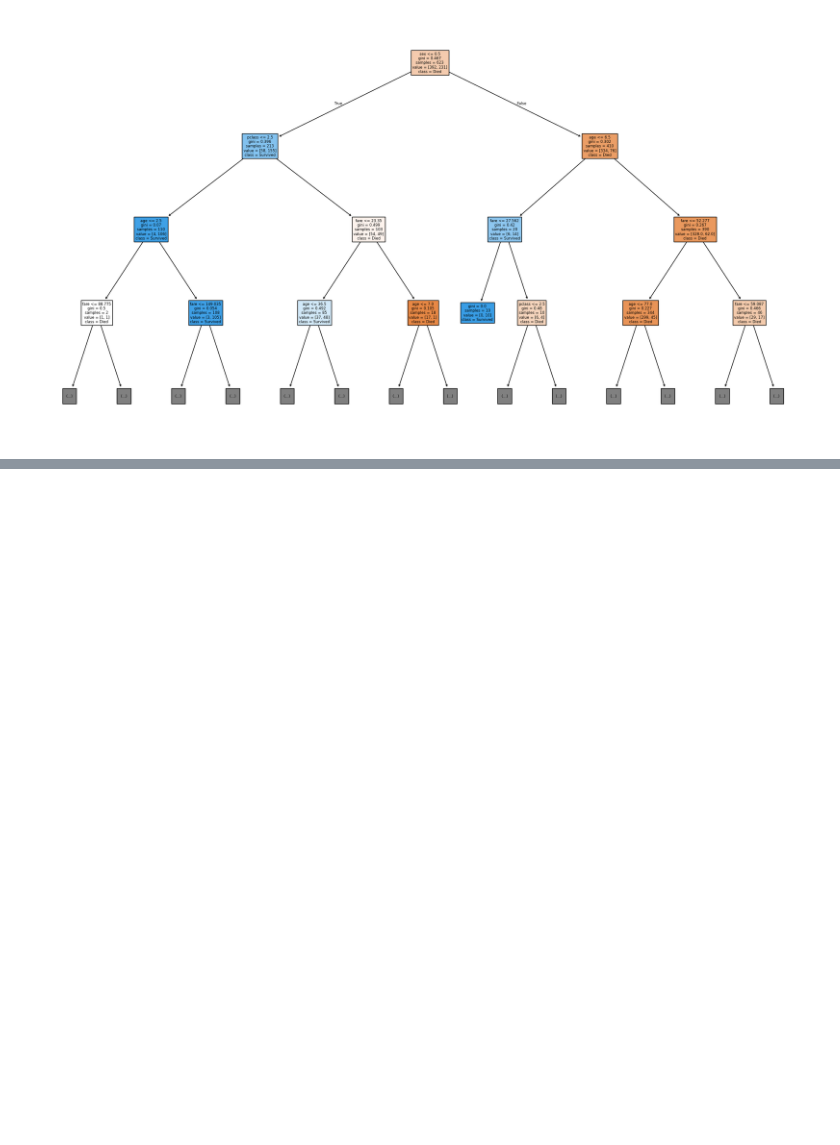
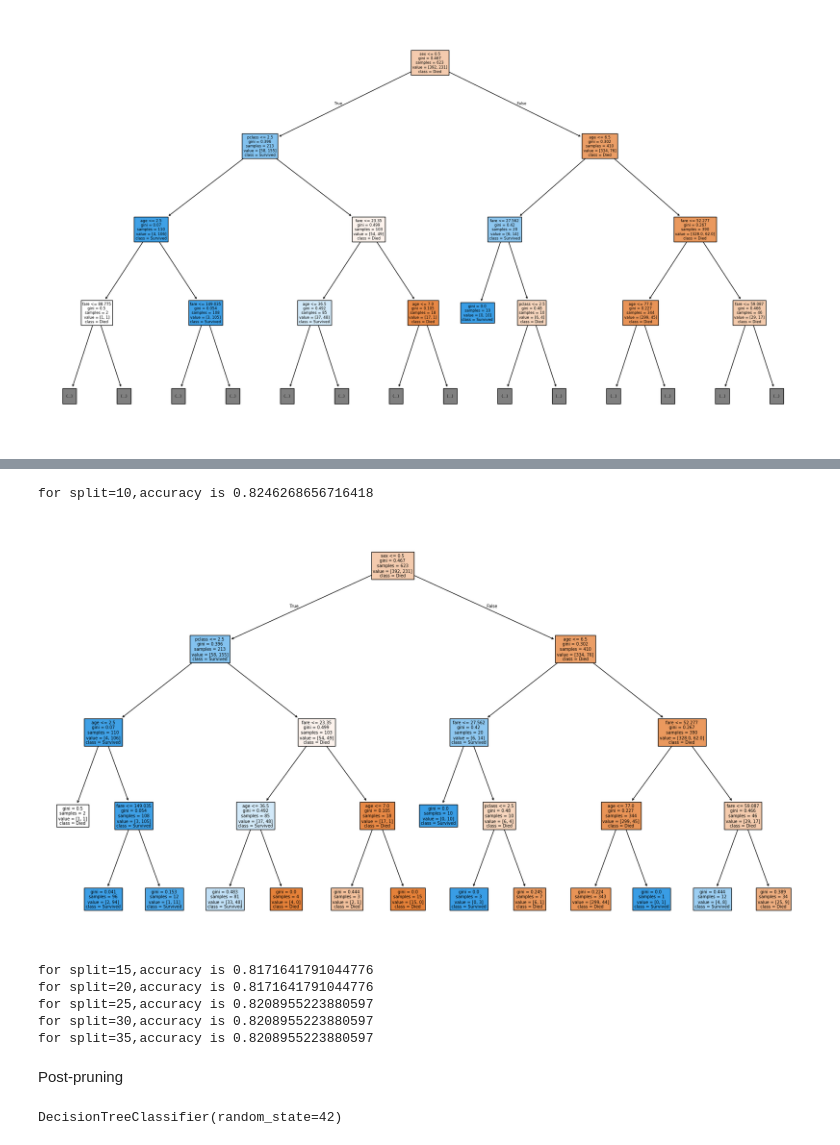
Before and after one commit to piyushhh-glitch/Machine_Learning, a Jupyter notebook: Supervised_ML/algorithms/decision_tree_classifier.ipynb, the cells around one changed output, grey strips where cells are left out. Saved outputs shown, nothing was run; the diff lists cells and outputs as text; code cells hidden in the pictures; blank space fills up the shorter version.

```diff
--- a/Supervised_ML/algorithms/decision_tree_classifier.ipynb
+++ b/Supervised_ML/algorithms/decision_tree_classifier.ipynb
@@ -188,0 +223,37 @@ plt.show()
+# %%
+min_sample_splits=[10,15,20,25,30,35]
+
+for split in min_sample_splits:
+    model=DecisionTreeClassifier(max_depth=4,min_samples_split=split)
+    model.fit(X_train,y_train)
+
+    acc=model.score(X_test,y_test)
+    print(f"for split={split},accuracy is {acc}")
+
+    if split==10:
+        from sklearn.tree import plot_tree
+        plt.figure(figsize=(18,10))
+
+        plot_tree(
+            model,
+            feature_names=X.columns,
+            class_names=["Died","Survived"],
+            filled=True
+        )
+        plt.tight_layout()
+        plt.show()
+# %% [output]
+for split=10,accuracy is 0.8246268656716418
+[figure, added]
+for split=15,accuracy is 0.8171641791044776
+for split=20,accuracy is 0.8171641791044776
+for split=25,accuracy is 0.8208955223880597
+for split=30,accuracy is 0.8208955223880597
+for split=35,accuracy is 0.8208955223880597
+# %% [markdown]
+Post-pruning
+# %%
+full_tree=DecisionTreeClassifier(random_state=42)
+full_tree.fit(X_train,y_train)
+# %% [output]
+DecisionTreeClassifier(random_state=42)
```
Also changed, not shown: parts of 10 cells of this notebook.
